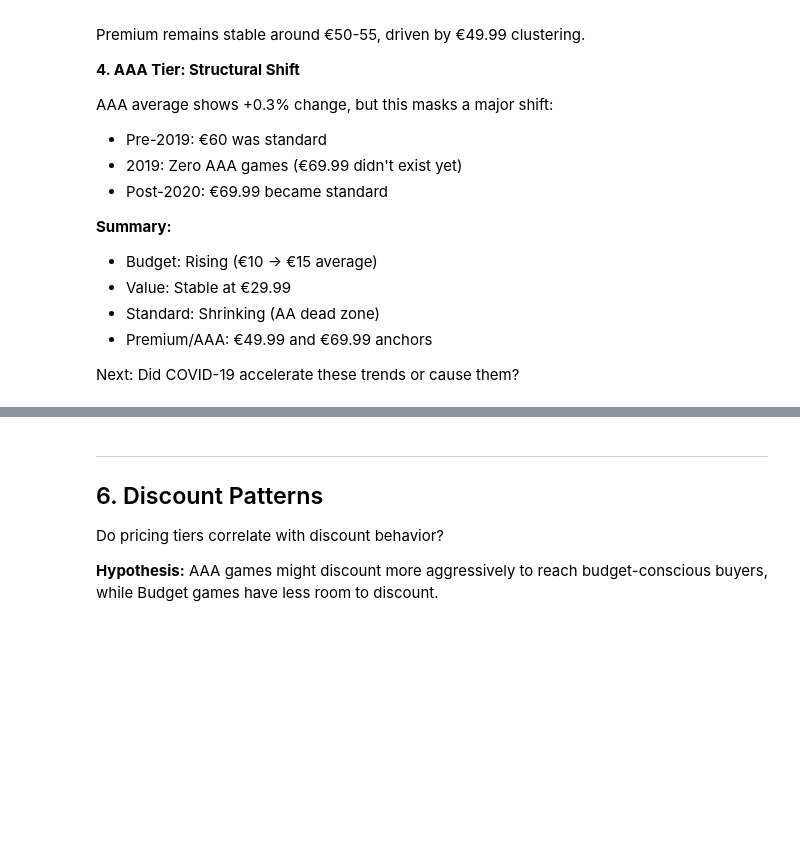
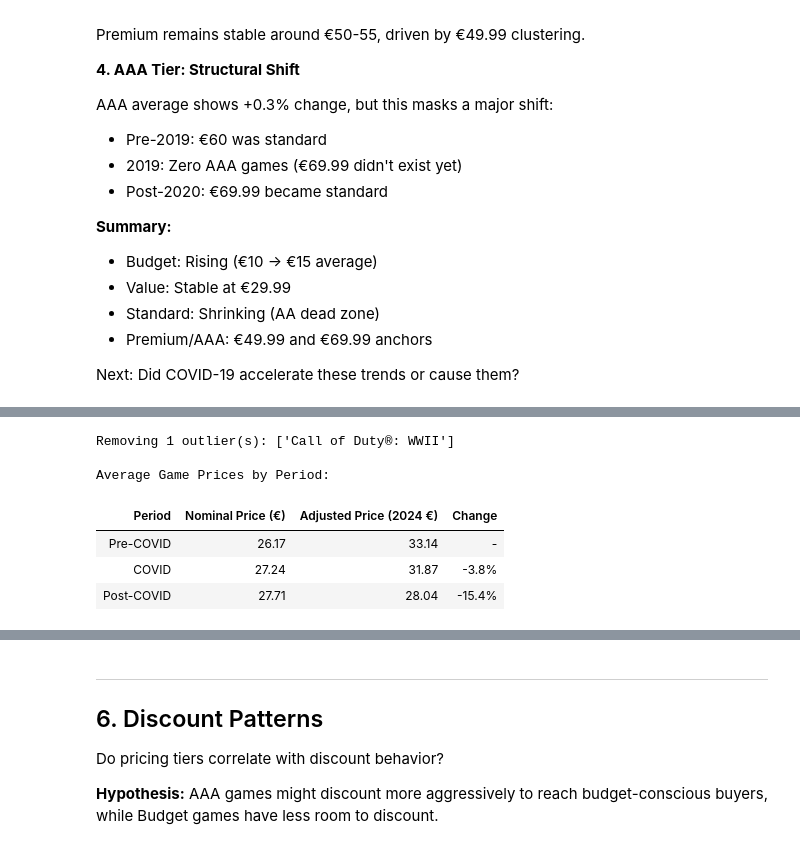
Before and after one commit to jbenigeri/Video-Game-Price-Analysis, a Jupyter notebook: src/nb2__prices_analysis.ipynb, the cells around one changed output, grey strips where cells are left out. Drawn from its saved outputs; the diff is of its cells as text; code cells hidden in the pictures; blank space fills up the shorter version.

```diff
--- a/src/nb2__prices_analysis.ipynb
+++ b/src/nb2__prices_analysis.ipynb
@@ -1530,0 +1434,57 @@ Ratio > 1.0 → Games are LESS affordable (prices rising faster than inflation)
+# %%
+# Remove outliers (adjusted price > €100)
+outliers = df_games[df_games['adjusted_price'] > 100]
+if len(outliers) > 0:
+    print(f"Removing {len(outliers)} outlier(s): {outliers['game_name'].tolist()}")
+df_games = df_games[df_games['adjusted_price'] <= 100].copy()
+
+# Define time periods and calculate COVID impact
+def label_period(year):
+    if year < 2020:
+        return "Pre-COVID"
+    elif 2020 <= year <= 2022:
+        return "COVID"
+    else:
+        return "Post-COVID"
+
+df_games['period'] = df_games['release_year'].apply(label_period)
+
+# Calculate average prices by period
+periods = ['Pre-COVID', 'COVID', 'Post-COVID']
+data = []
+
+for period in periods:
+    nominal = df_games[df_games['period'] == period]['original_price_eur'].mean()
+    adjusted = df_games[df_games['period'] == period]['adjusted_price'].mean()
+    data.append({
+        'Period': period,
+        'Nominal Price (€)': f"{nominal:.2f}",
+        'Adjusted Price (2024 €)': f"{adjusted:.2f}"
+    })
+
+# Create DataFrame
+price_summary = pd.DataFrame(data)
+
+# Add change column
+baseline = float(price_summary.loc[0, 'Adjusted Price (2024 €)'])
+changes = []
+for i, row in price_summary.iterrows():
+    if i == 0:
+        changes.append('-')
+    else:
+        current = float(row['Adjusted Price (2024 €)'])
+        change = ((current - baseline) / baseline) * 100
+        changes.append(f"{change:+.1f}%")
+
+price_summary['Change'] = changes
+
+print("\nAverage Game Prices by Period:")
+display(price_summary.style.hide(axis='index'))
+# %% [output]
+Removing 1 outlier(s): ['Call of Duty®: WWII']
+
+Average Game Prices by Period:
+| Period | Nominal Price (€) | Adjusted Price (2024 €) | Change |
+| Pre-COVID | 26.17 | 33.14 | - |
+| COVID | 27.24 | 31.87 | -3.8% |
+| Post-COVID | 27.71 | 28.04 | -15.4% |
```
Also changed, not shown: parts of 17 cells of this notebook, 2 other files.
